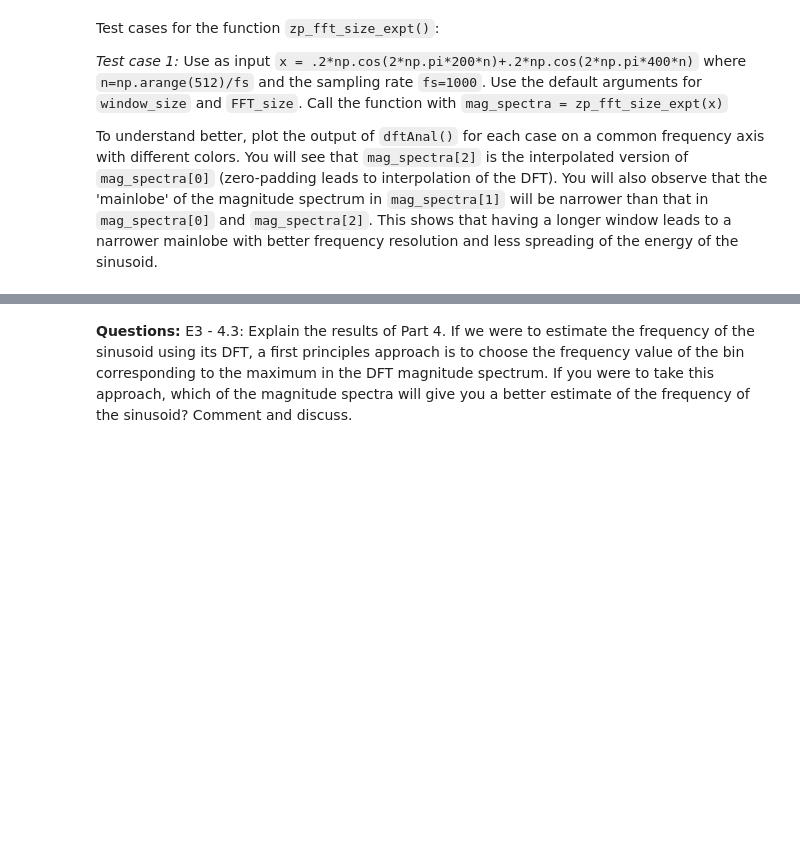
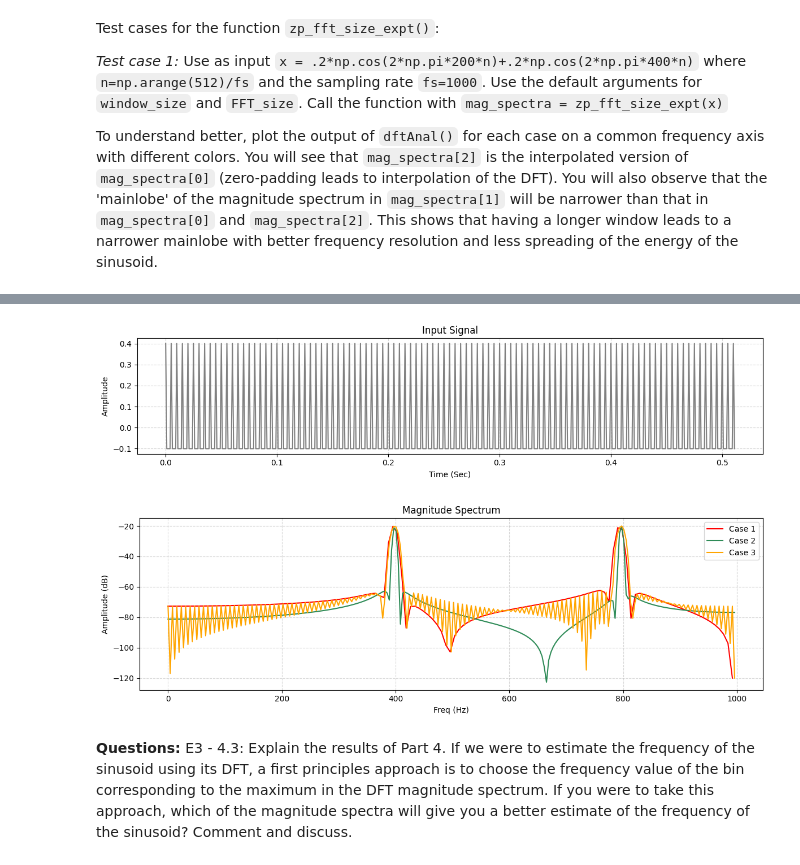
Before and after one commit to inesbroto/sms-tools-materials, a Jupyter notebook: exercises/E3-Fourier-properties.ipynb, the cells around one changed output, grey strips where cells are left out. Drawn from its saved outputs; the diff is of its cells as text; code cells hidden in the pictures; blank space fills up the shorter version.

```diff
--- a/exercises/E3-Fourier-properties.ipynb
+++ b/exercises/E3-Fourier-properties.ipynb
@@ -80,7 +80,7 @@ def minimize_energy_spread_dft(x, fs, f1, f2):
     ### Your code here
     M = np.lcm(int(fs/f1), int(fs/f2))
     X = fft(x=x, n=M)
-    X[X<=1e-6] = 1e-6
+    X[abs(X)<=1e-6] = 1e-6
     mX = 20*np.emath.logn(10,abs(X[:(M//2)+1]))
     return mX
 # %% [markdown]
@@ -308,6 +400,23 @@ def zp_fft_size_expt(x, window_size=[256, 512, 256], FFT_size=[256, 512, 512]):
     """
 
     ### Your code here
+    M = len(x)
+    mX_list = []
+    for w_legth, ftt_length in zip(window_size, FFT_size):
+        w = get_window('hamming', w_legth)
+        if len(w)<M:
+            signal = x[:w_legth]
+        else: signal = x
+
+        #if w_legth<ftt_length:
+        #    print('Case 3')
+        #    zero_patch_half = np.zeros((ftt_length-w_legth)//2)
+        #    print(len(w))
+        #    w = np.concatenate([zero_patch_half,w,zero_patch_half])
+        #    print(len(w))
+        mX, _= dftAnal(x=signal, w=w, N=ftt_length)
+        mX_list.append(mX)
+    return mX_list
 # %% [markdown]
 Test cases for the function `zp_fft_size_expt()`:
 
@@ -321,0 +426,38 @@ To understand better, plot the output of `dftAnal()` for each case on a common f
+# %%
+# E3 - 4.2: Compute, plot, and play the input signal proposed above, call the function zp_fft_size_expt(), and plot
+# the outputs
+
+### Your code here
+import IPython.display as ipd
+
+fs=1000
+n=np.arange(512)/fs
+x = .2*np.cos(2*np.pi*200*n)+.2*np.cos(2*np.pi*400*n)
+ipd.display(ipd.Audio(data=x, rate=fs))
+
+plt.figure(figsize=(12, 3))
+plt.plot(np.arange(len(x))/fs,x,color='gray')
+plt.title(f"Input Signal")
+plt.xlabel("Time (Sec)")
+plt.ylabel("Amplitude")
+plt.grid(True, linestyle='--', alpha=0.5)
+plt.tight_layout()
+plt.show()
+
+
+mag_spectra = zp_fft_size_expt(x)
+
+
+plt.figure(figsize=(12, 4))
+for idx, color in enumerate(['r', 'seagreen', 'orange']):
+    #plt.subplot(3, 1, idx+1)
+    N = len(mag_spectra[idx])
+    plt.plot(np.arange(N)*(fs/N),mag_spectra[idx],color=color, label=f'Case {idx+1}')
+    plt.title(f"Magnitude Spectrum")
+    plt.xlabel("Freq (Hz)")
+    plt.ylabel("Amplitude (dB)")
+    plt.grid(True, linestyle='--', alpha=0.5)
+    plt.legend()
+    plt.tight_layout()
+    #plt.show()
+# %% [output]
@@ -322,3 +465,5 @@ To understand better, plot the output of `dftAnal()` for each case on a common f
+[figure, added]
+[figure, added]
 # %% [markdown]
 **Questions:**
 E3 - 4.3: Explain the results of Part 4. If we were to estimate the frequency of the sinusoid using its DFT, a first principles approach is to choose the frequency value of the bin corresponding to the maximum in the DFT magnitude spectrum. If you were to take this approach, which of the magnitude spectra will give you a better estimate of the frequency of the sinusoid? Comment and discuss.
```
Also changed, not shown: parts of 11 cells of this notebook.
